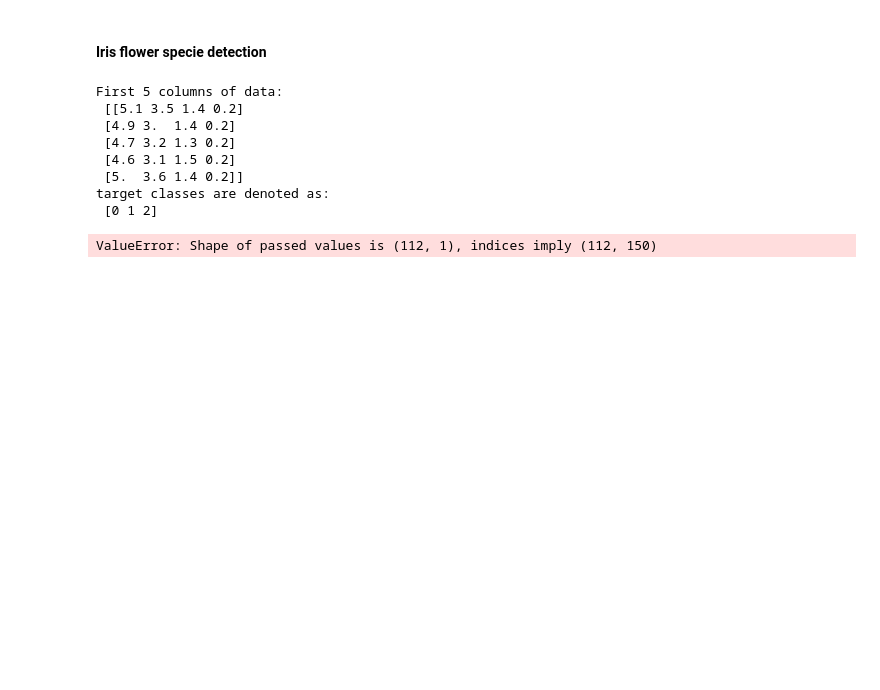
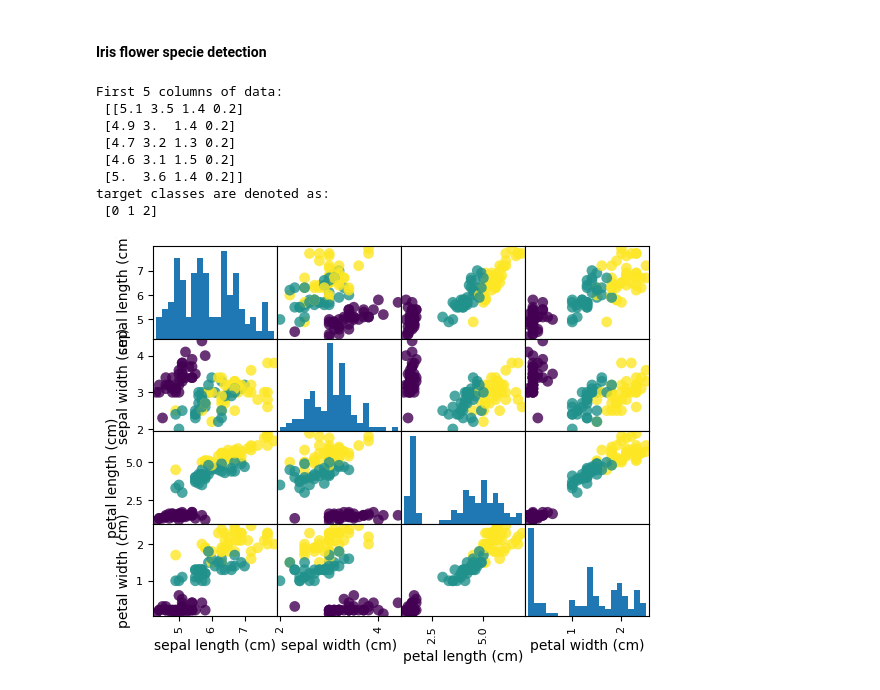
Before and after one commit to alireza-hashemii/MachineLearning, a Jupyter notebook: Iris-Detection/iris_detecion.ipynb, the cells around one changed output. Drawn from its saved outputs; the diff is of its cells as text; code cells hidden in the pictures; blank space fills up the shorter version.

Commit message:
bugfix - scattermatrix

```diff
--- a/Iris-Detection/iris_detecion.ipynb
+++ b/Iris-Detection/iris_detecion.ipynb
@@ -38,10 +38,9 @@ print("y_train shape: {}".format(y_train.shape))
 # %%
 # create dataframe from data in X_train
 # label the columns using the strings in iris_dataset.feature_names
 iris_dataframe = pd.DataFrame(X_train, columns=iris_dataset.feature_names,)
 # create a scatter matrix from the dataframe, color by y_train
-# grr = plt.scatter(iris_dataframe, c=y_train, marker='o',
-#  hist_kwds={'bins': 20}, s=60, alpha=.8)
-# ld = plt.scatter(iris_dataframe.a)
+grr = pd.plotting.scatter_matrix(iris_dataframe, c=y_train, marker='o',
+ hist_kwds={'bins': 20}, s=60, alpha=.8)
 # %% [output]
-ValueError: Shape of passed values is (112, 1), indices imply (112, 150)
+[figure, added]
```
